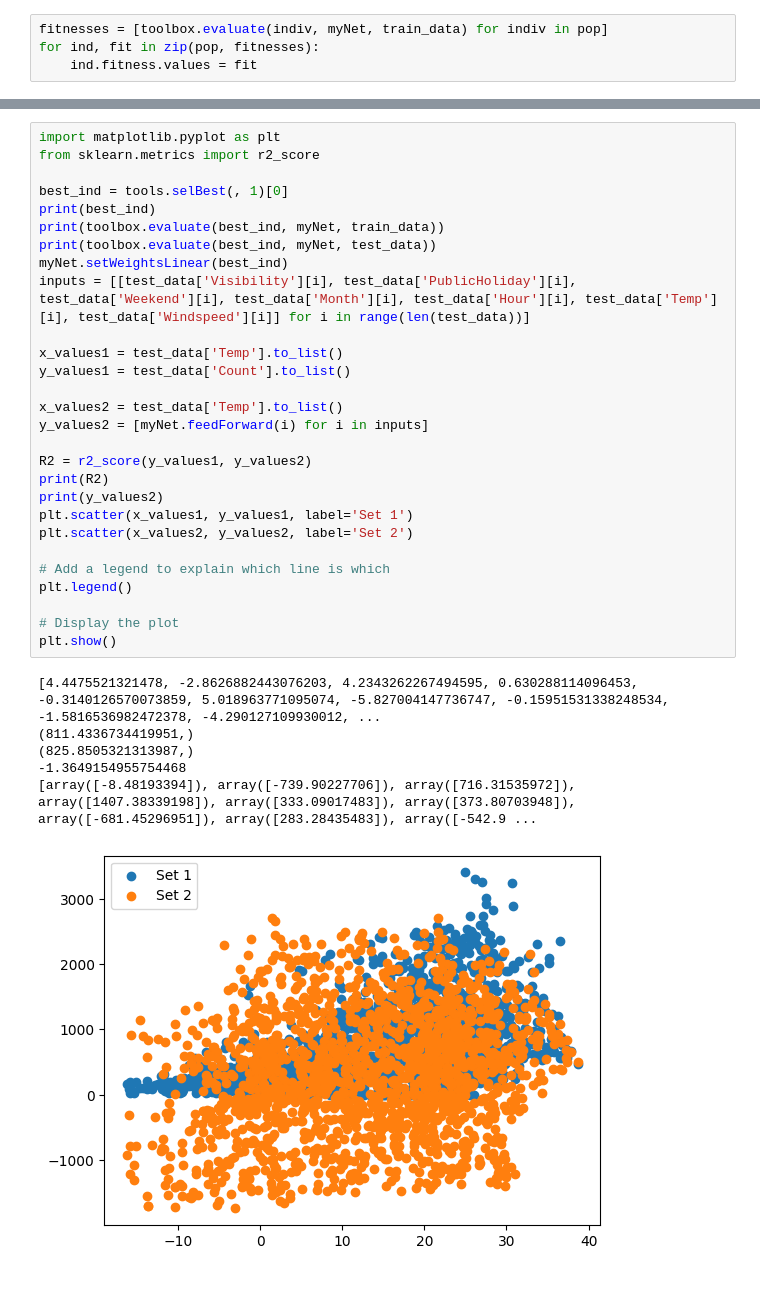
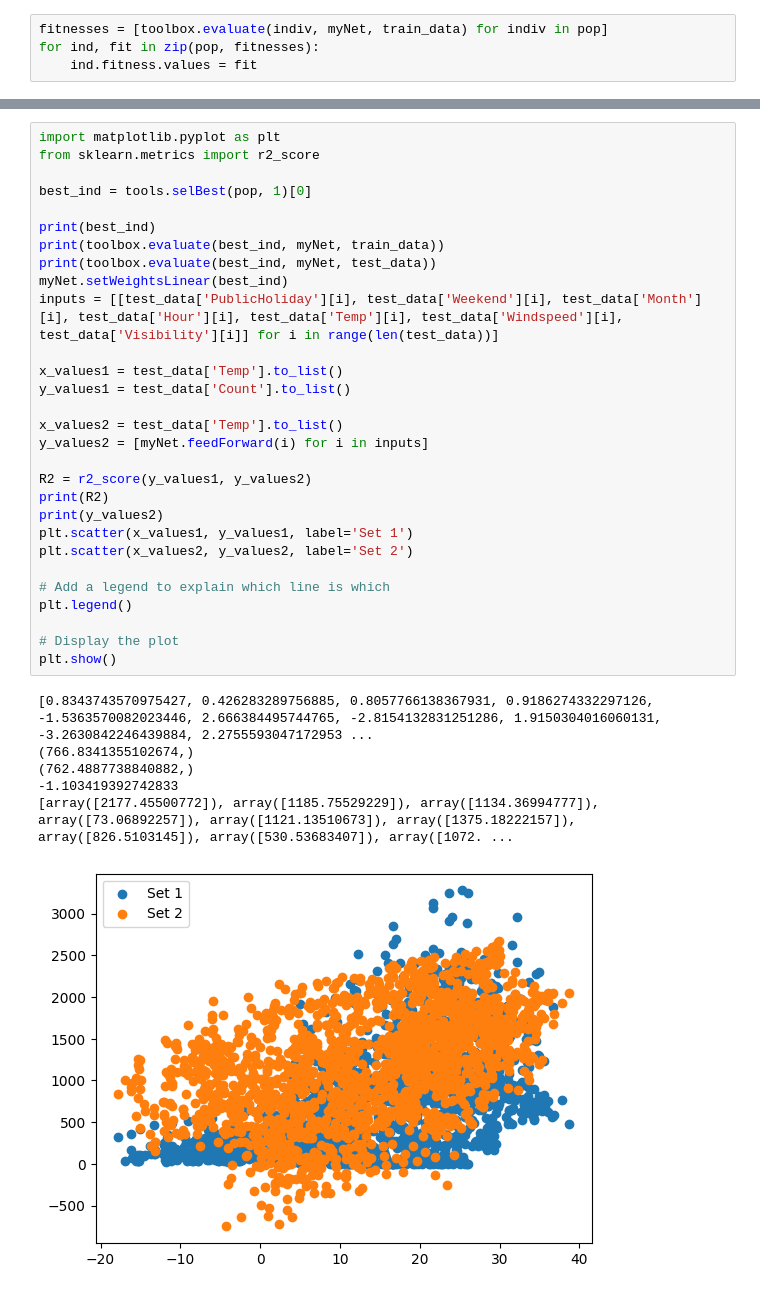
Before and after one commit to katie291100/evac-exam, a Jupyter notebook: main copy.ipynb, the cells around one changed output, grey strips where cells are left out. Cells and saved outputs as stored; diff of their text form.

```diff
--- a/main copy.ipynb
+++ b/main copy.ipynb
@@ -313,35 +307,36 @@ avg     gen     max     min     std
 # %%
 import matplotlib.pyplot as plt
 from sklearn.metrics import r2_score
 
-best_ind = tools.selBest(, 1)[0]
+best_ind = tools.selBest(pop, 1)[0]
+
 print(best_ind)
 print(toolbox.evaluate(best_ind, myNet, train_data))
 print(toolbox.evaluate(best_ind, myNet, test_data))
 myNet.setWeightsLinear(best_ind)
-inputs = [[test_data['Visibility'][i], test_data['PublicHoliday'][i], test_data['Weekend'][i], test_data['Month'][i], test_data['Hour'][i], test_data['Temp'][i], test_data['Windspeed'][i]] for i in range(len(test_data))]
+inputs = [[test_data['PublicHoliday'][i], test_data['Weekend'][i], test_data['Month'][i], test_data['Hour'][i], test_data['Temp'][i], test_data['Windspeed'][i], test_data['Visibility'][i]] for i in range(len(test_data))]
 
 x_values1 = test_data['Temp'].to_list()
 y_values1 = test_data['Count'].to_list()
 
 x_values2 = test_data['Temp'].to_list()
 y_values2 = [myNet.feedForward(i) for i in inputs]
 
 R2 = r2_score(y_values1, y_values2)
 print(R2)
 print(y_values2)
 plt.scatter(x_values1, y_values1, label='Set 1')
 plt.scatter(x_values2, y_values2, label='Set 2')
 
 # Add a legend to explain which line is which
 plt.legend()
 
 # Display the plot
 plt.show()
 # %% [output]
-[4.4475521321478, -2.8626882443076203, 4.2343262267494595, 0.630288114096453, -0.3140126570073859, 5.018963771095074, -5.827004147736747, -0.15951531338248534, -1.5816536982472378, -4.290127109930012, ...
-(811.4336734419951,)
-(825.8505321313987,)
--1.3649154955754468
-[array([-8.48193394]), array([-739.90227706]), array([716.31535972]), array([1407.38339198]), array([333.09017483]), array([373.80703948]), array([-681.45296951]), array([283.28435483]), array([-542.9 ...
+[0.8343743570975427, 0.426283289756885, 0.8057766138367931, 0.9186274332297126, -1.5363570082023446, 2.666384495744765, -2.8154132831251286, 1.9150304016060131, -3.2630842246439884, 2.2755593047172953 ...
+(766.8341355102674,)
+(762.4887738840882,)
+-1.103419392742833
+[array([2177.45500772]), array([1185.75529229]), array([1134.36994777]), array([73.06892257]), array([1121.13510673]), array([1375.18222157]), array([826.5103145]), array([530.53683407]), array([1072. ...
-[figure, old version]
+[figure, new version]
```
Also changed, not shown: parts of 10 cells of this notebook.
